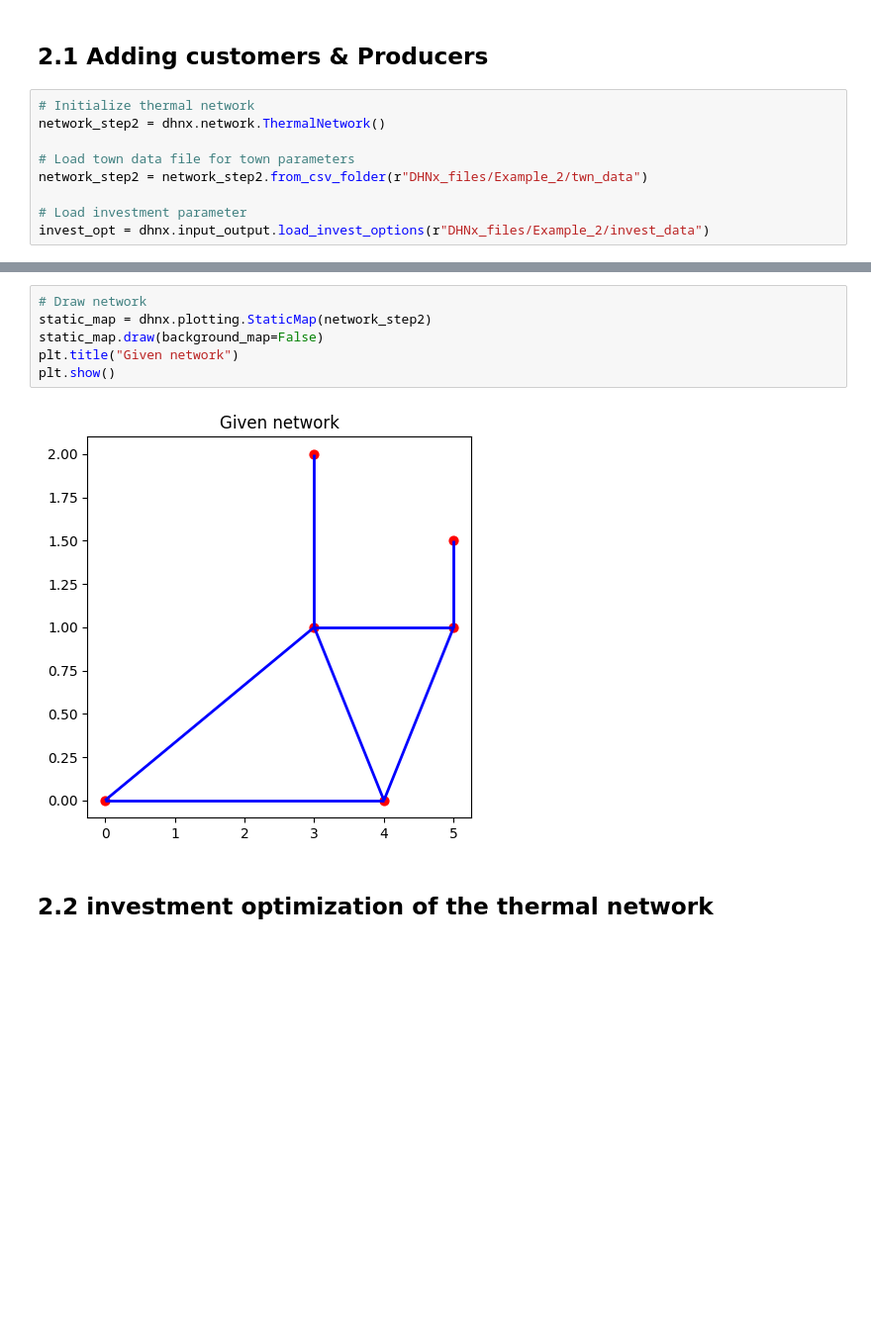
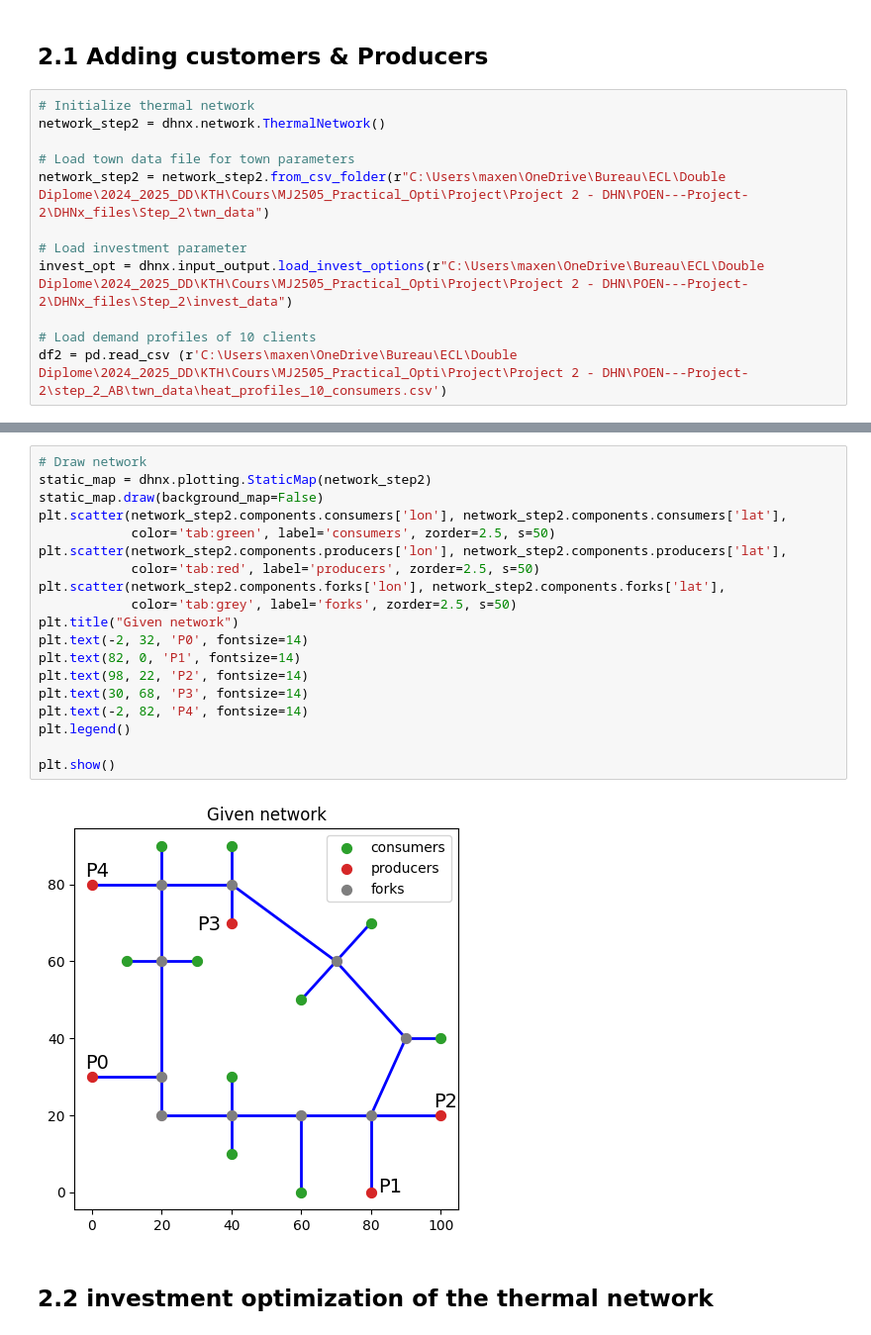
Before and after one commit to maxensruet-a11y/POEN---Project-2-DHN, a Jupyter notebook: Tutorial_3/Tutorial/POEN_P2_1.ipynb, the cells around one changed output, grey strips where cells are left out. Shown: that part at 99% size. Saved outputs shown, nothing was run; the diff lists cells and outputs as text; blank space fills up the shorter version.

Commit message:
New topology of the network

```diff
--- a/Tutorial_3/Tutorial/POEN_P2_1.ipynb
+++ b/Tutorial_3/Tutorial/POEN_P2_1.ipynb
@@ -193,7 +212,10 @@ TypeError: unhashable type: 'list'
 network_step2 = dhnx.network.ThermalNetwork()
 
 # Load town data file for town parameters
-network_step2 = network_step2.from_csv_folder(r"DHNx_files/Example_2/twn_data")
+network_step2 = network_step2.from_csv_folder(r"C:\Users\maxen\OneDrive\Bureau\ECL\Double Diplome\2024_2025_DD\KTH\Cours\MJ2505_Practical_Opti\Project\Project 2 - DHN\POEN---Project-2\DHNx_files\Step_2\twn_data")
 
 # Load investment parameter
-invest_opt = dhnx.input_output.load_invest_options(r"DHNx_files/Example_2/invest_data")
+invest_opt = dhnx.input_output.load_invest_options(r"C:\Users\maxen\OneDrive\Bureau\ECL\Double Diplome\2024_2025_DD\KTH\Cours\MJ2505_Practical_Opti\Project\Project 2 - DHN\POEN---Project-2\DHNx_files\Step_2\invest_data")
+
+# Load demand profiles of 10 clients
+df2 = pd.read_csv (r'C:\Users\maxen\OneDrive\Bureau\ECL\Double Diplome\2024_2025_DD\KTH\Cours\MJ2505_Practical_Opti\Project\Project 2 - DHN\POEN---Project-2\step_2_AB\twn_data\heat_profiles_10_consumers.csv')
@@ -202,11 +251,24 @@ No sequences found to create timeindex from
 # %%
 # Draw network
 static_map = dhnx.plotting.StaticMap(network_step2)
 static_map.draw(background_map=False)
+plt.scatter(network_step2.components.consumers['lon'], network_step2.components.consumers['lat'],
+            color='tab:green', label='consumers', zorder=2.5, s=50)
+plt.scatter(network_step2.components.producers['lon'], network_step2.components.producers['lat'],
+            color='tab:red', label='producers', zorder=2.5, s=50)
+plt.scatter(network_step2.components.forks['lon'], network_step2.components.forks['lat'],
+            color='tab:grey', label='forks', zorder=2.5, s=50)
 plt.title("Given network")
+plt.text(-2, 32, 'P0', fontsize=14)
+plt.text(82, 0, 'P1', fontsize=14)
+plt.text(98, 22, 'P2', fontsize=14)
+plt.text(30, 68, 'P3', fontsize=14)
+plt.text(-2, 82, 'P4', fontsize=14)
+plt.legend()
+
 plt.show()
 # %% [output]
-[figure, old version]
+[figure, new version]
 # %% [markdown]
 ## 2.2 investment optimization of the thermal network
 # %%
```
Also changed, not shown: parts of 6 cells of this notebook, 5 other files.
